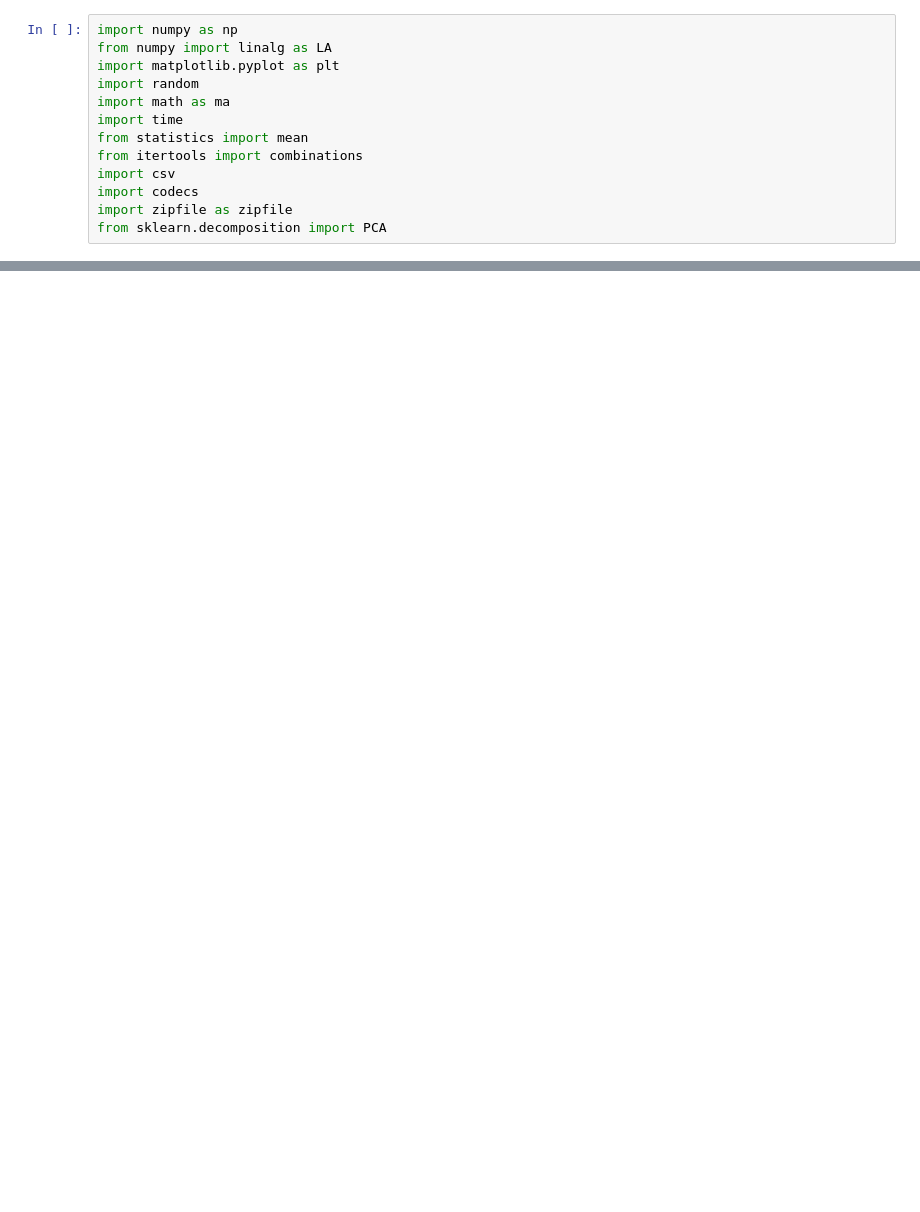
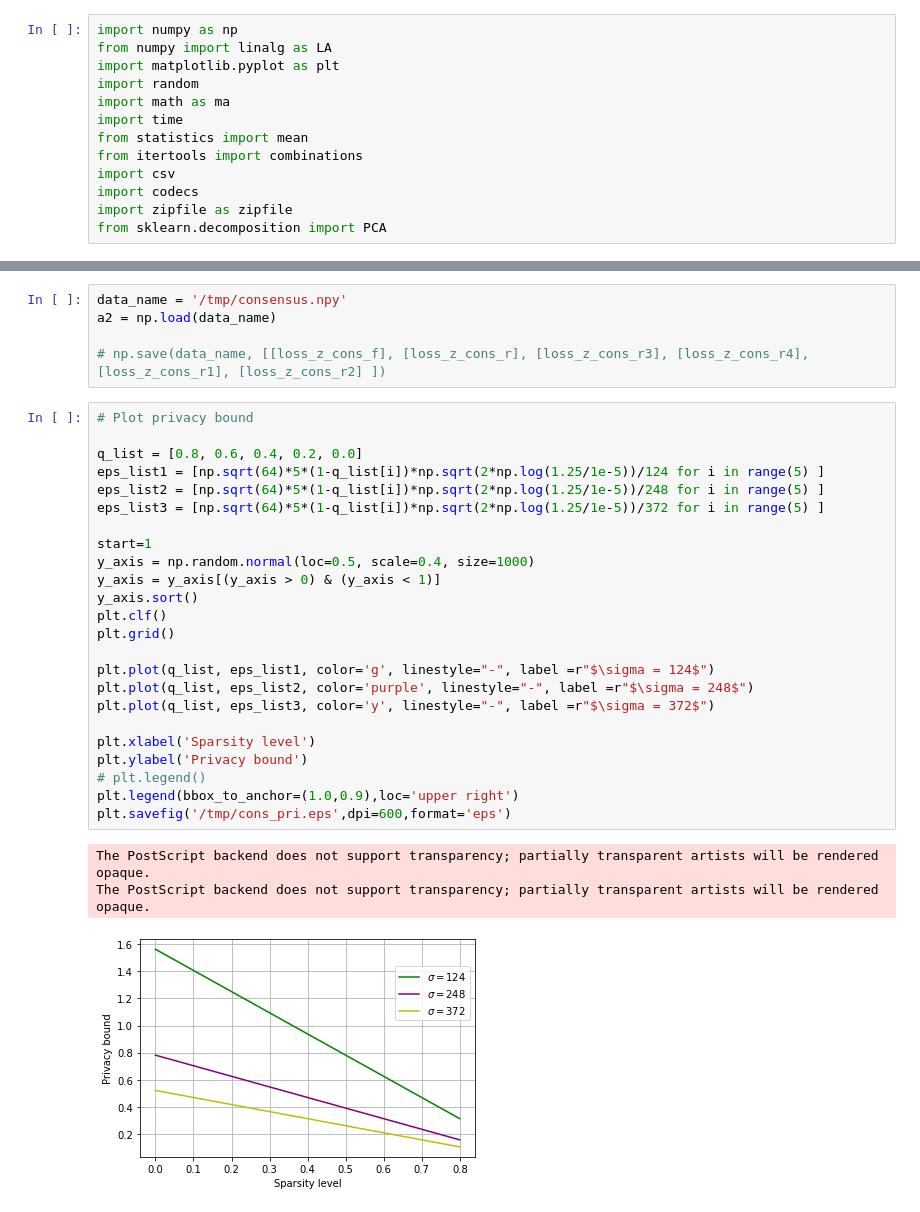
Before and after one commit to YiyueC/DP_Consensus, a Jupyter notebook: DP_Consensus.ipynb, the cells around one changed output, grey strips where cells are left out. Drawn from its saved outputs; the diff is of its cells as text; blank space fills up the shorter version.

```diff
--- a/DP_Consensus.ipynb
+++ b/DP_Consensus.ipynb
@@ -246,0 +260,33 @@ plt.savefig('dp_consensus.eps',dpi=600,format='eps')
+# %%
+data_name = '/tmp/consensus.npy'
+a2 = np.load(data_name)
+
+# np.save(data_name, [[loss_z_cons_f], [loss_z_cons_r], [loss_z_cons_r3], [loss_z_cons_r4], [loss_z_cons_r1], [loss_z_cons_r2] ])
+# %%
+# Plot privacy bound
+
+q_list = [0.8, 0.6, 0.4, 0.2, 0.0]
+eps_list1 = [np.sqrt(64)*5*(1-q_list[i])*np.sqrt(2*np.log(1.25/1e-5))/124 for i in range(5) ]
+eps_list2 = [np.sqrt(64)*5*(1-q_list[i])*np.sqrt(2*np.log(1.25/1e-5))/248 for i in range(5) ]
+eps_list3 = [np.sqrt(64)*5*(1-q_list[i])*np.sqrt(2*np.log(1.25/1e-5))/372 for i in range(5) ]
+
+start=1
+y_axis = np.random.normal(loc=0.5, scale=0.4, size=1000)
+y_axis = y_axis[(y_axis > 0) & (y_axis < 1)]
+y_axis.sort()
+plt.clf()
+plt.grid()
+
+plt.plot(q_list, eps_list1, color='g', linestyle="-", label =r"$\sigma = 124$")
+plt.plot(q_list, eps_list2, color='purple', linestyle="-", label =r"$\sigma = 248$")
+plt.plot(q_list, eps_list3, color='y', linestyle="-", label =r"$\sigma = 372$")
+
+plt.xlabel('Sparsity level')
+plt.ylabel('Privacy bound')
+# plt.legend()
+plt.legend(bbox_to_anchor=(1.0,0.9),loc='upper right')
+plt.savefig('/tmp/cons_pri.eps',dpi=600,format='eps')
+# %% [output]
+The PostScript backend does not support transparency; partially transparent artists will be rendered opaque.
+The PostScript backend does not support transparency; partially transparent artists will be rendered opaque.
+[figure, added]
```
Also changed, not shown: parts of 9 cells of this notebook, 2 other files.
